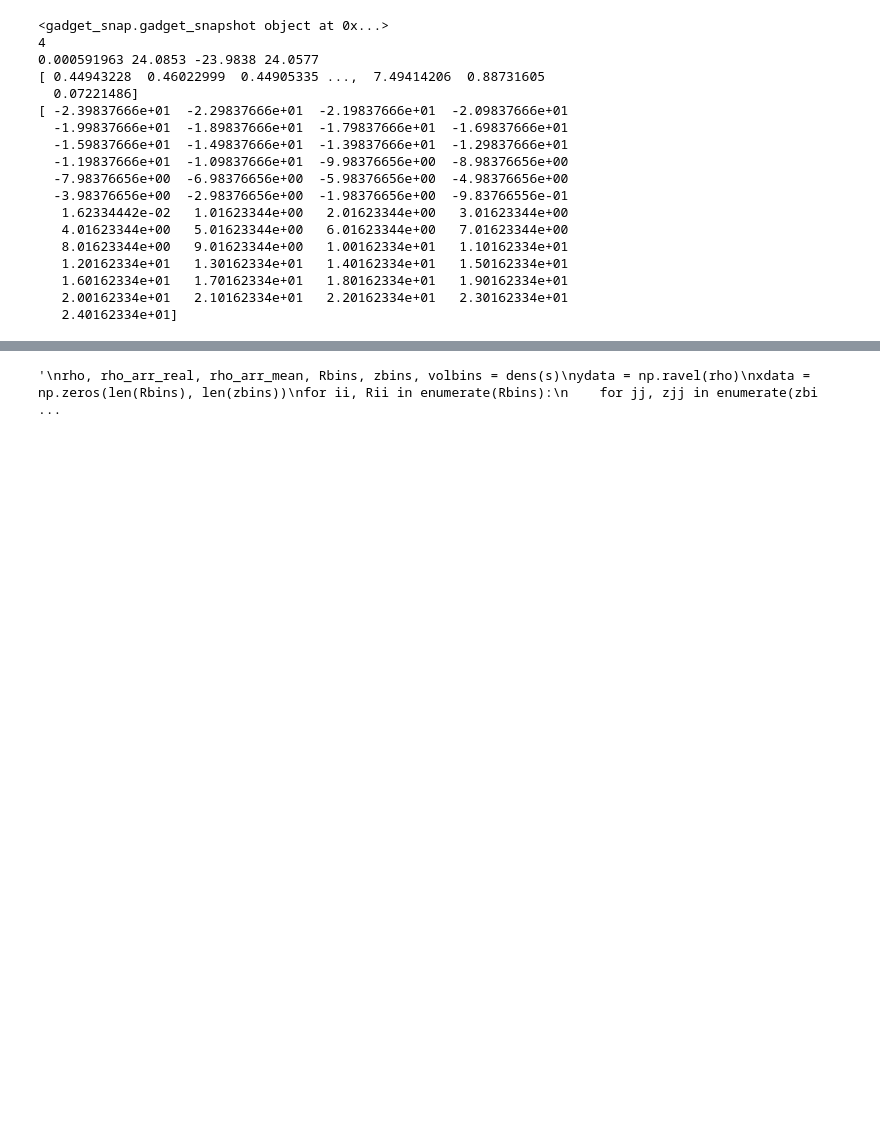
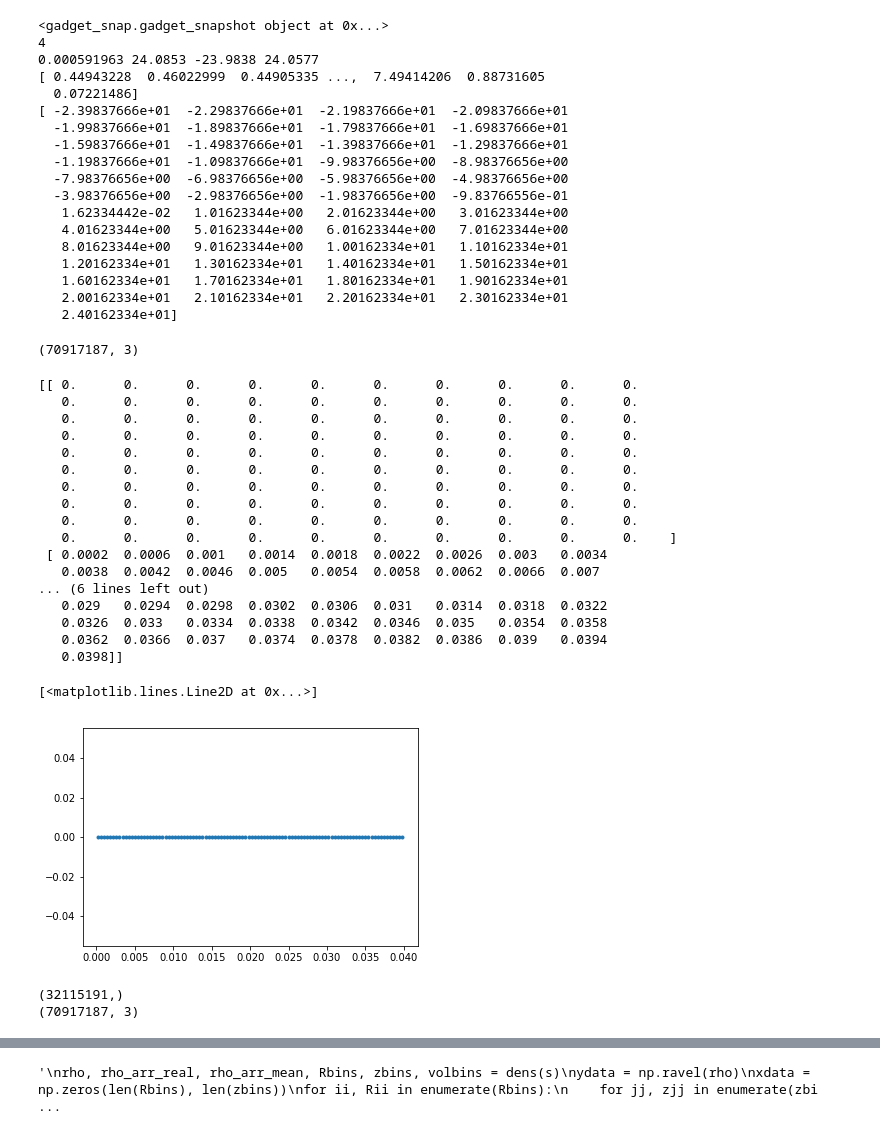
Before and after one commit to sophialilleengen/masterproject, a Jupyter notebook: notebooks/1pot.ipynb, the cells around one changed output, grey strips where cells are left out. Cells and saved outputs as stored; diff of their text form; code cells hidden in the pictures; blank space fills up the shorter version.

Commit message:
first try of rotation curve

```diff
--- a/notebooks/1pot.ipynb
+++ b/notebooks/1pot.ipynb
@@ -49,7 +50,7 @@ for halo_number in [24]:  # range(1, 31):
         print("basedir : {0}".format(basedir))
         print("halodir : {0}".format(halodir))
         print("snappath: {0}\n".format(snappath))
-        s, sf = eat_snap_and_fof(level, halo_number, snapnr, snappath, loadonlytype=[0,1,2,3,4,5],
+        s, sf = eat_snap_and_fof(level, halo_number, snapnr, snappath, loadonlytype=[0,1,4,5],
             haloid=0, galradfac=0.1, verbose=True)
 
         # Clean negative and zero values of gmet to avoid RuntimeErrors
@@ -108,3 +109,7 @@ print(z)
    1.60162334e+01   1.70162334e+01   1.80162334e+01   1.90162334e+01
    2.00162334e+01   2.10162334e+01   2.20162334e+01   2.30162334e+01
    2.40162334e+01]
+# %%
+s.pos.shape
+# %% [output]
+(70917187, 3)
@@ -110,0 +118,59 @@ print(z)
+# %%
+subhalo = 0
+s.center = sf.data['fpos'][subhalo,:]
+
+pos = s.data['pos'].astype('float64')
+mass = s.data['mass'].astype('float64')
+
+nshells = 100
+radius = 0.04
+dr = radius / nshells
+
+na = s.nparticlesall
+end = na.copy()
+end[1:] += end[:-1]
+start = np.zeros(len(na), dtype='int32')
+start[1:] = end[:-1]
+
+shmass = np.zeros( (nshells, 6) )
+shvel = np.zeros( (nshells, 6) )
+vtot = np.zeros(nshells)
+
+for i in range( 6 ):
+    rp = calcGrid.calcRadialProfile( s.pos[start[i]:end[i],:].astype('float64'), s.data['mass'][start[i]:end[i]].astype('float64'), 0, nshells, dr, s.center[0], s.center[1], s.center[2] )
+
+    radius = rp[1,:]
+    shmass[:,i] = rp[0,:]
+    for j in range( 1, nshells ):
+        shmass[j,i] += shmass[j-1,i]
+    shvel[:,i] = np.sqrt( 43.0071 * shmass[:,i] / (radius) )
+    vtot[:] += (shvel[:,i]**2)
+# %%
+print(rp)
+plt.plot(radius, vtot, '.')
+# %% [output]
+[[ 0.      0.      0.      0.      0.      0.      0.      0.      0.      0.
+   0.      0.      0.      0.      0.      0.      0.      0.      0.      0.
+   0.      0.      0.      0.      0.      0.      0.      0.      0.      0.
+   0.      0.      0.      0.      0.      0.      0.      0.      0.      0.
+   0.      0.      0.      0.      0.      0.      0.      0.      0.      0.
+   0.      0.      0.      0.      0.      0.      0.      0.      0.      0.
+   0.      0.      0.      0.      0.      0.      0.      0.      0.      0.
+   0.      0.      0.      0.      0.      0.      0.      0.      0.      0.
+   0.      0.      0.      0.      0.      0.      0.      0.      0.      0.
+   0.      0.      0.      0.      0.      0.      0.      0.      0.      0.    ]
+ [ 0.0002  0.0006  0.001   0.0014  0.0018  0.0022  0.0026  0.003   0.0034
+   0.0038  0.0042  0.0046  0.005   0.0054  0.0058  0.0062  0.0066  0.007
+... (6 lines left out)
+   0.029   0.0294  0.0298  0.0302  0.0306  0.031   0.0314  0.0318  0.0322
+   0.0326  0.033   0.0334  0.0338  0.0342  0.0346  0.035   0.0354  0.0358
+   0.0362  0.0366  0.037   0.0374  0.0378  0.0382  0.0386  0.039   0.0394
+   0.0398]]
+[<matplotlib.lines.Line2D at 0x...>]
+[figure, added]
+# %%
+print(s.hsml.shape)
+print(s.pos.shape)
+# %% [output]
+(32115191,)
+(70917187, 3)
```
Also changed, not shown: parts of 12 cells of this notebook.
